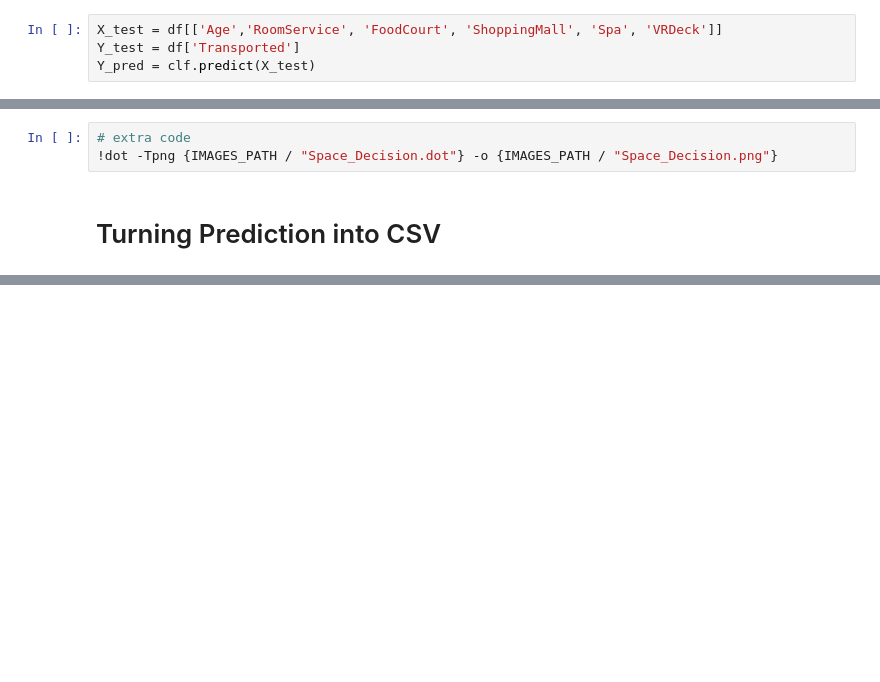
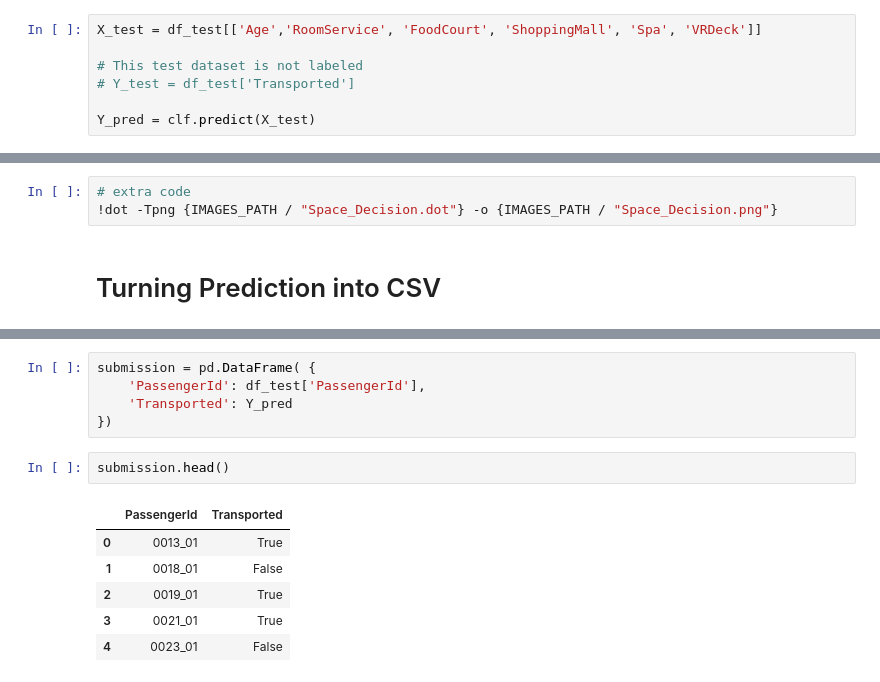
Before and after one commit to shuler7/DataMiningPublic, a Jupyter notebook: SpaceTitanic.ipynb, the cells around one changed output, grey strips where cells are left out. Saved outputs shown, nothing was run; the diff lists cells and outputs as text; blank space fills up the shorter version.

```diff
--- a/SpaceTitanic.ipynb
+++ b/SpaceTitanic.ipynb
@@ -58,8 +58,11 @@ clf = DecisionTreeClassifier()
 # Train Decision Tree Classifer
 clf = clf.fit(X,Y)
 # %%
-X_test = df[['Age','RoomService', 'FoodCourt', 'ShoppingMall', 'Spa', 'VRDeck']]
-Y_test = df['Transported']
+X_test = df_test[['Age','RoomService', 'FoodCourt', 'ShoppingMall', 'Spa', 'VRDeck']]
+
+# This test dataset is not labeled
+# Y_test = df_test['Transported']
+
 Y_pred = clf.predict(X_test)
 # %%
 # Model Accuracy, how often is the classifier correct?
@@ -152,0 +165,14 @@ Source.from_file(IMAGES_PATH / "Space_Decision.dot")  # path differs in the book
+# %%
+submission = pd.DataFrame( {
+    'PassengerId': df_test['PassengerId'],
+    'Transported': Y_pred
+})
+# %%
+submission.head()
+# %% [output]
+|  | PassengerId | Transported |
+| 0 | 0013_01 | True |
+| 1 | 0018_01 | False |
+| 2 | 0019_01 | True |
+| 3 | 0021_01 | True |
+| 4 | 0023_01 | False |
```
Also changed, not shown: parts of 3 cells of this notebook.
